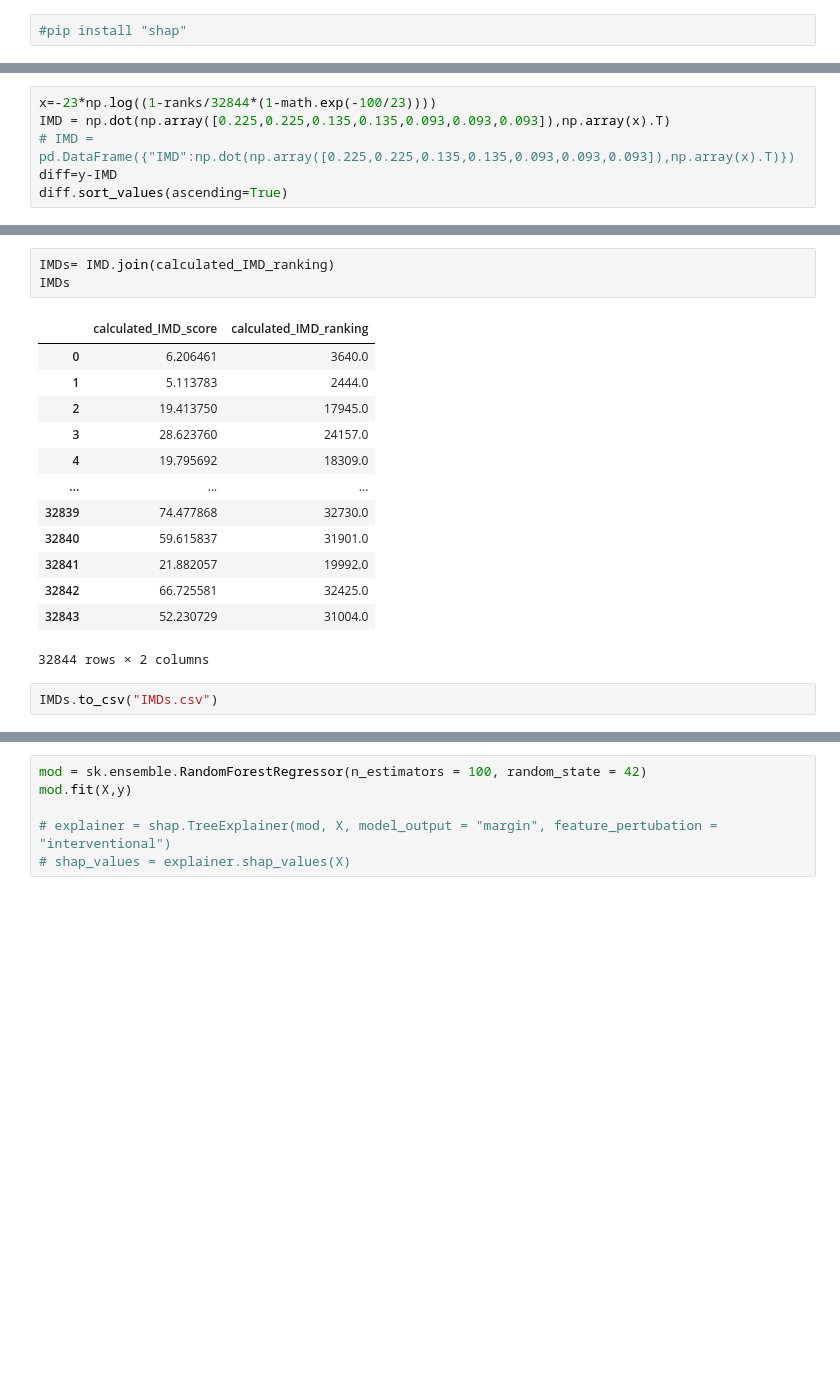
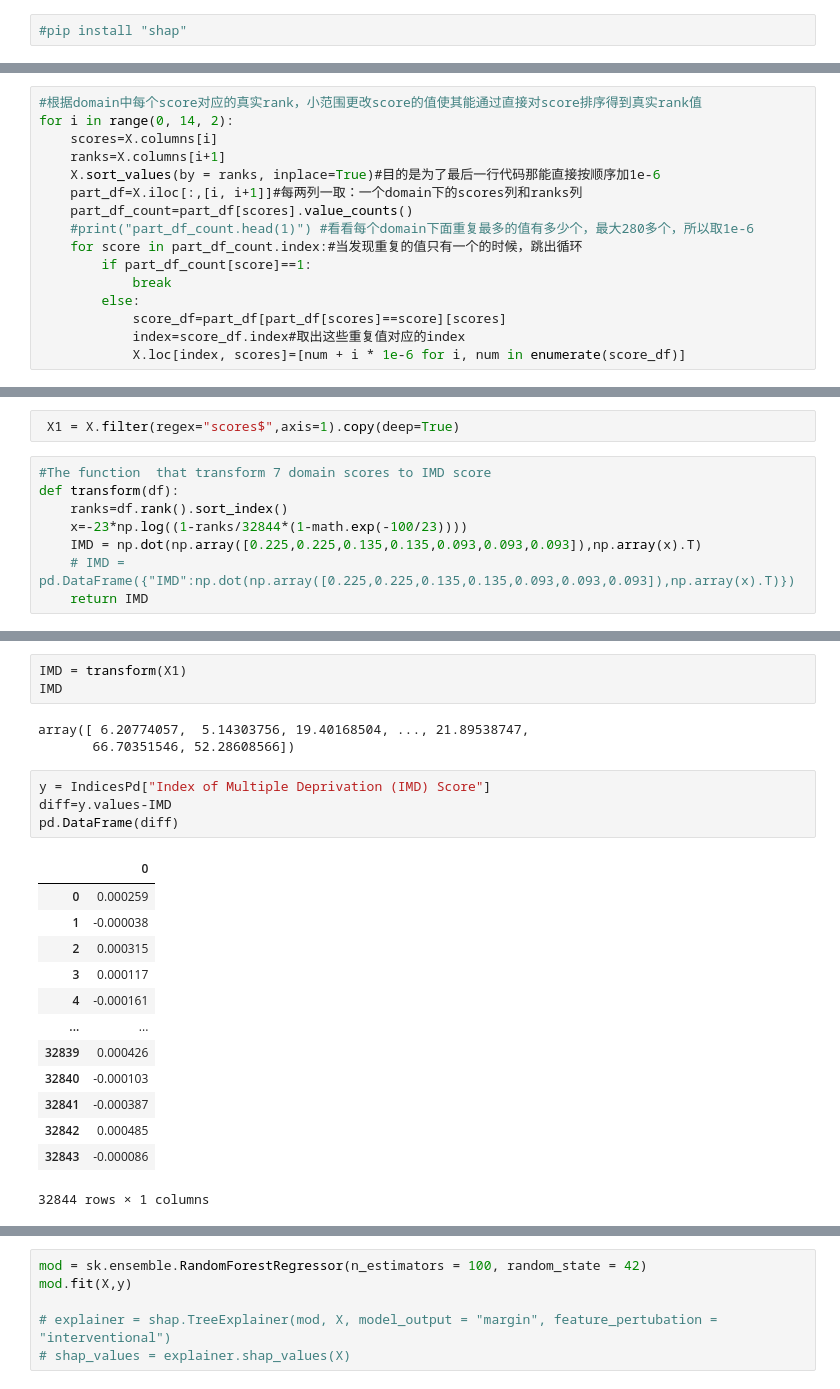
Before and after one commit to Dora-fxh/CASA_Dissertation_XiaohanFeng, a Jupyter notebook: IMD.ipynb, the cells around one changed output, grey strips where cells are left out. Saved outputs shown, nothing was run; the diff lists cells and outputs as text; blank space fills up the shorter version.

```diff
--- a/IMD.ipynb
+++ b/IMD.ipynb
@@ -68,0 +68,16 @@ Name: Employment Score (rate), dtype: float64
+# %%
+#根据domain中每个score对应的真实rank，小范围更改score的值使其能通过直接对score排序得到真实rank值
+for i in range(0, 14, 2):
+    scores=X.columns[i]
+    ranks=X.columns[i+1]
+    X.sort_values(by = ranks, inplace=True)#目的是为了最后一行代码那能直接按顺序加1e-6
+    part_df=X.iloc[:,[i, i+1]]#每两列一取：一个domain下的scores列和ranks列
+    part_df_count=part_df[scores].value_counts()
+    #print("part_df_count.head(1)") #看看每个domain下面重复最多的值有多少个，最大280多个，所以取1e-6
+    for score in part_df_count.index:#当发现重复的值只有一个的时候，跳出循环
+        if part_df_count[score]==1:
+            break
+        else:
+            score_df=part_df[part_df[scores]==score][scores]
+            index=score_df.index#取出这些重复值对应的index
+            X.loc[index, scores]=[num + i * 1e-6 for i, num in enumerate(score_df)]
@@ -69,6 +92,10 @@ Name: Employment Score (rate), dtype: float64
+# %%
+ X1 = X.filter(regex="scores$",axis=1).copy(deep=True)
 # %%
-x=-23*np.log((1-ranks/32844*(1-math.exp(-100/23))))
-IMD = np.dot(np.array([0.225,0.225,0.135,0.135,0.093,0.093,0.093]),np.array(x).T)
-# IMD = pd.DataFrame({"IMD":np.dot(np.array([0.225,0.225,0.135,0.135,0.093,0.093,0.093]),np.array(x).T)})
-diff=y-IMD
-diff.sort_values(ascending=True)
+#The function  that transform 7 domain scores to IMD score
+def transform(df):
+    ranks=df.rank().sort_index()
+    x=-23*np.log((1-ranks/32844*(1-math.exp(-100/23))))
+    IMD = np.dot(np.array([0.225,0.225,0.135,0.135,0.093,0.093,0.093]),np.array(x).T)
+    # IMD = pd.DataFrame({"IMD":np.dot(np.array([0.225,0.225,0.135,0.135,0.093,0.093,0.093]),np.array(x).T)})
+    return IMD
@@ -137,19 +102,24 @@ IMDs
-# %%
-IMDs= IMD.join(calculated_IMD_ranking)
-IMDs
-# %% [output]
-|  | calculated_IMD_score | calculated_IMD_ranking |
-| 0 | 6.206461 | 3640.0 |
-| 1 | 5.113783 | 2444.0 |
-| 2 | 19.413750 | 17945.0 |
-| 3 | 28.623760 | 24157.0 |
-| 4 | 19.795692 | 18309.0 |
-| ... | ... | ... |
-| 32839 | 74.477868 | 32730.0 |
-| 32840 | 59.615837 | 31901.0 |
-| 32841 | 21.882057 | 19992.0 |
-| 32842 | 66.725581 | 32425.0 |
-| 32843 | 52.230729 | 31004.0 |
-32844 rows × 2 columns
-# %%
-IMDs.to_csv("IMDs.csv")
+# %%
+IMD = transform(X1)
+IMD
+# %% [output]
+array([ 6.20774057,  5.14303756, 19.40168504, ..., 21.89538747,
+       66.70351546, 52.28608566])
+# %%
+y = IndicesPd["Index of Multiple Deprivation (IMD) Score"]
+diff=y.values-IMD
+pd.DataFrame(diff)
+# %% [output]
+|  | 0 |
+| 0 | 0.000259 |
+| 1 | -0.000038 |
+| 2 | 0.000315 |
+| 3 | 0.000117 |
+| 4 | -0.000161 |
+| ... | ... |
+| 32839 | 0.000426 |
+| 32840 | -0.000103 |
+| 32841 | -0.000387 |
+| 32842 | 0.000485 |
+| 32843 | -0.000086 |
+32844 rows × 1 columns
```
Also changed, not shown: parts of 21 cells of this notebook, 4 other files.
